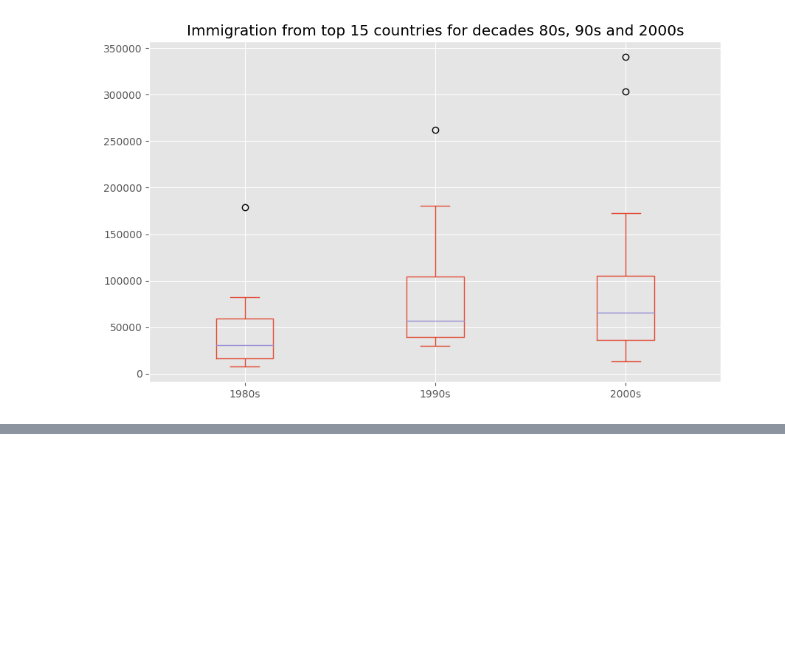
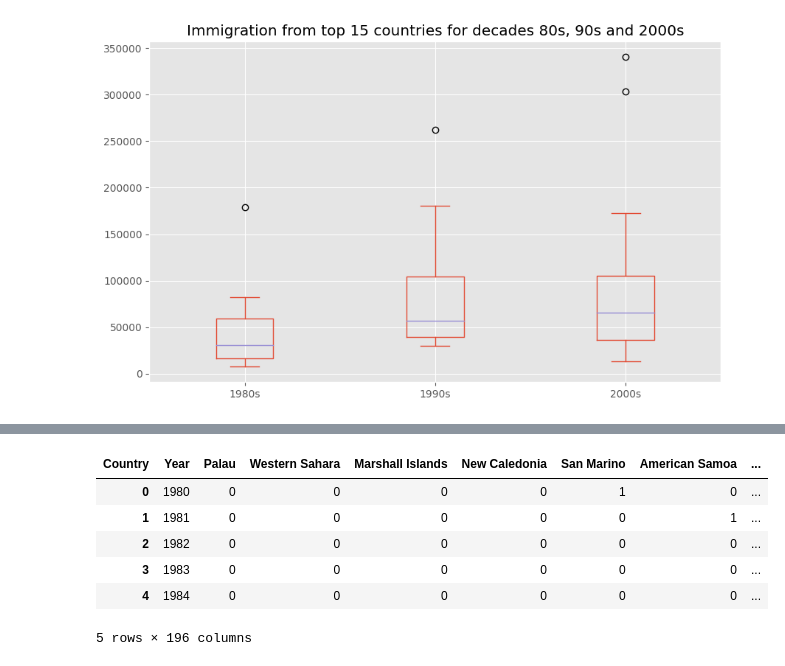
Before and after one commit to Divya13-lab/Git_Projects, a Jupyter notebook: Visualization.ipynb, the cells around one changed output, grey strips where cells are left out. Cells and saved outputs as stored; diff of their text form; code cells hidden in the pictures; blank space fills up the shorter version.

```diff
--- a/Visualization.ipynb
+++ b/Visualization.ipynb
@@ -435,0 +498,23 @@ plt.show()
+# %%
+# transposed dataframe
+df_can_t = df_can[years].transpose()
+
+# cast the Years (the index) to type int
+df_can_t.index = map(int, df_can_t.index)
+
+# let's label the index. This will automatically be the column name when we reset the index
+df_can_t.index.name = 'Year'
+
+# reset index to bring the Year in as a column
+df_can_t.reset_index(inplace=True)
+
+# view the changes
+df_can_t.head()
+# %% [output]
+| Country | Year | Palau | Western Sahara | Marshall Islands | New Caledonia | San Marino | American Samoa | ... |
+| 0 | 1980 | 0 | 0 | 0 | 0 | 1 | 0 | ... |
+| 1 | 1981 | 0 | 0 | 0 | 0 | 0 | 1 | ... |
+| 2 | 1982 | 0 | 0 | 0 | 0 | 0 | 0 | ... |
+| 3 | 1983 | 0 | 0 | 0 | 0 | 0 | 0 | ... |
+| 4 | 1984 | 0 | 0 | 0 | 0 | 0 | 0 | ... |
+5 rows × 196 columns
```
Also changed, not shown: parts of 7 cells of this notebook.
